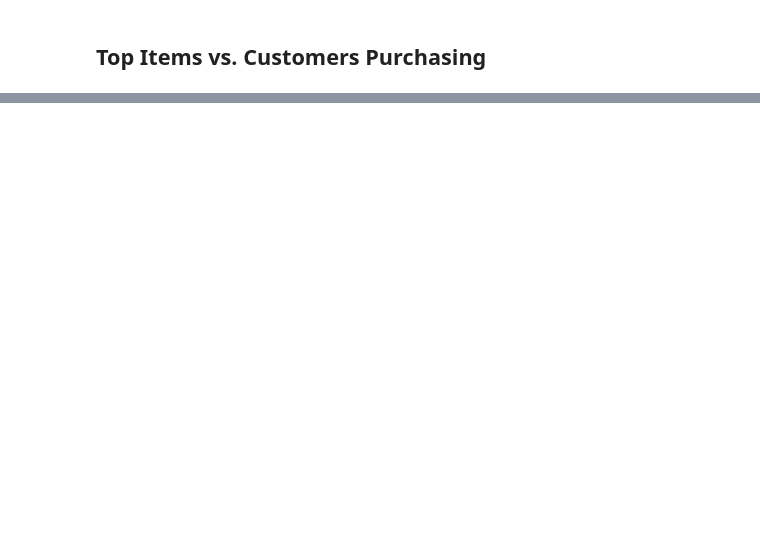
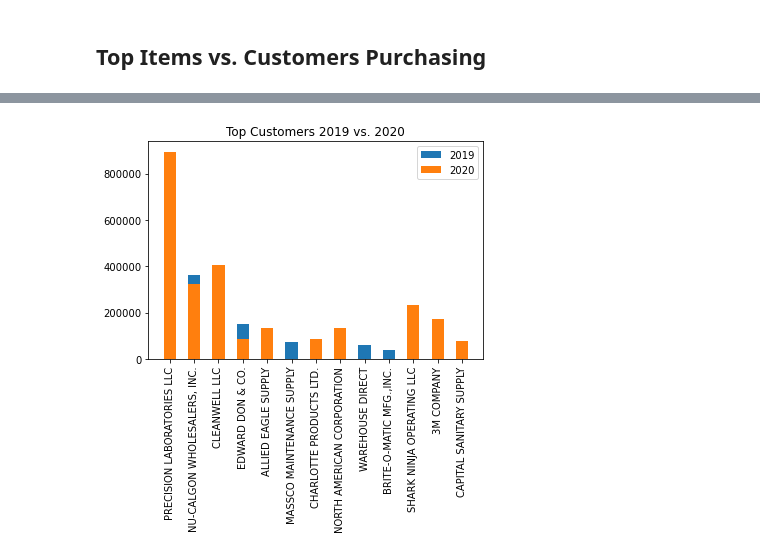
Before and after one commit to aadeba5/Project1, a Jupyter notebook: Nuance_Kayla.ipynb, the cells around one changed output, grey strips where cells are left out. Drawn from its saved outputs; the diff is of its cells as text; code cells hidden in the pictures; blank space fills up the shorter version.

```diff
--- a/Nuance_Kayla.ipynb
+++ b/Nuance_Kayla.ipynb
@@ -172,0 +173,12 @@ new cell!
+# %%
+twenty19_labels = customers_df_2019.head(10).index
+twenty20_labels = customers_df_2020.head(10).index
+# %%
+plt.bar(height = customers_df_2019['qty_ship'].head(10), x = twenty19_labels, width = .5)
+plt.bar(height = customers_df_2020['qty_ship'].head(10), x = twenty20_labels, width = .5)
+plt.title("Top Customers 2019 vs. 2020")
+plt.xticks(rotation=90)
+plt.legend(['2019', '2020'], loc='upper right')
+plt.show()
+# %% [output]
+[figure, added]
```
Also changed, not shown: parts of 11 cells of this notebook.
